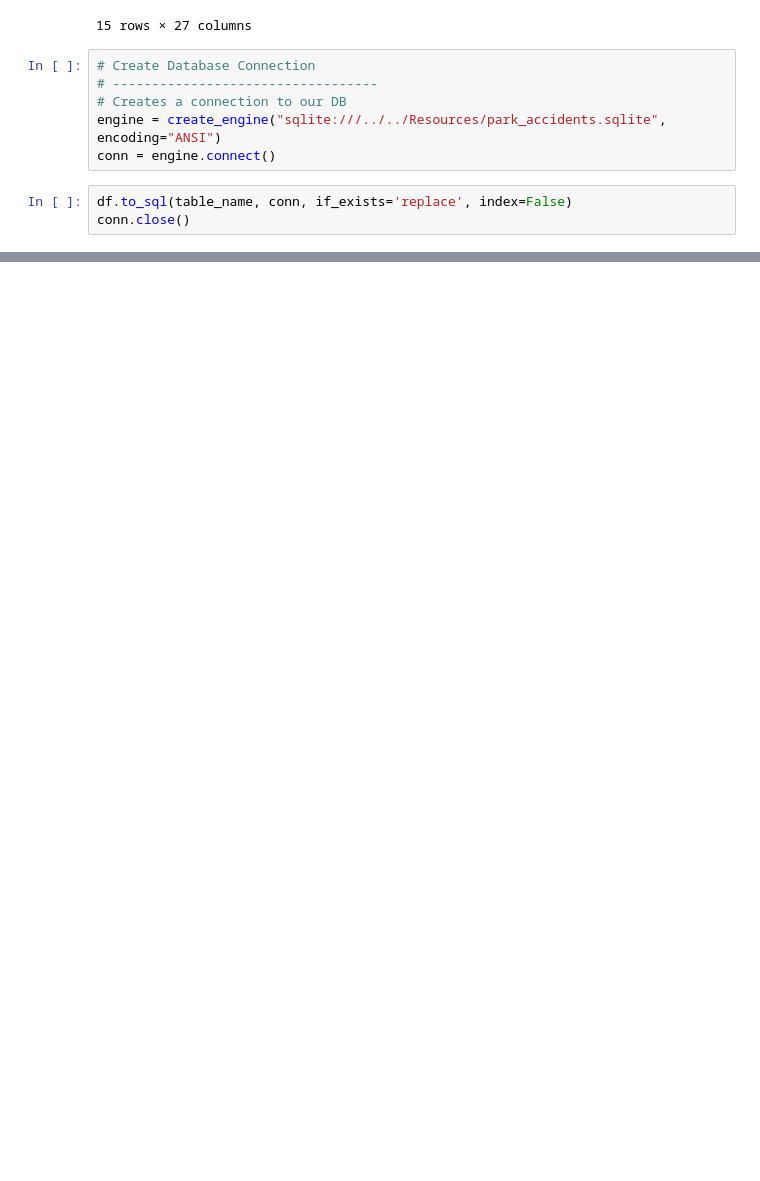
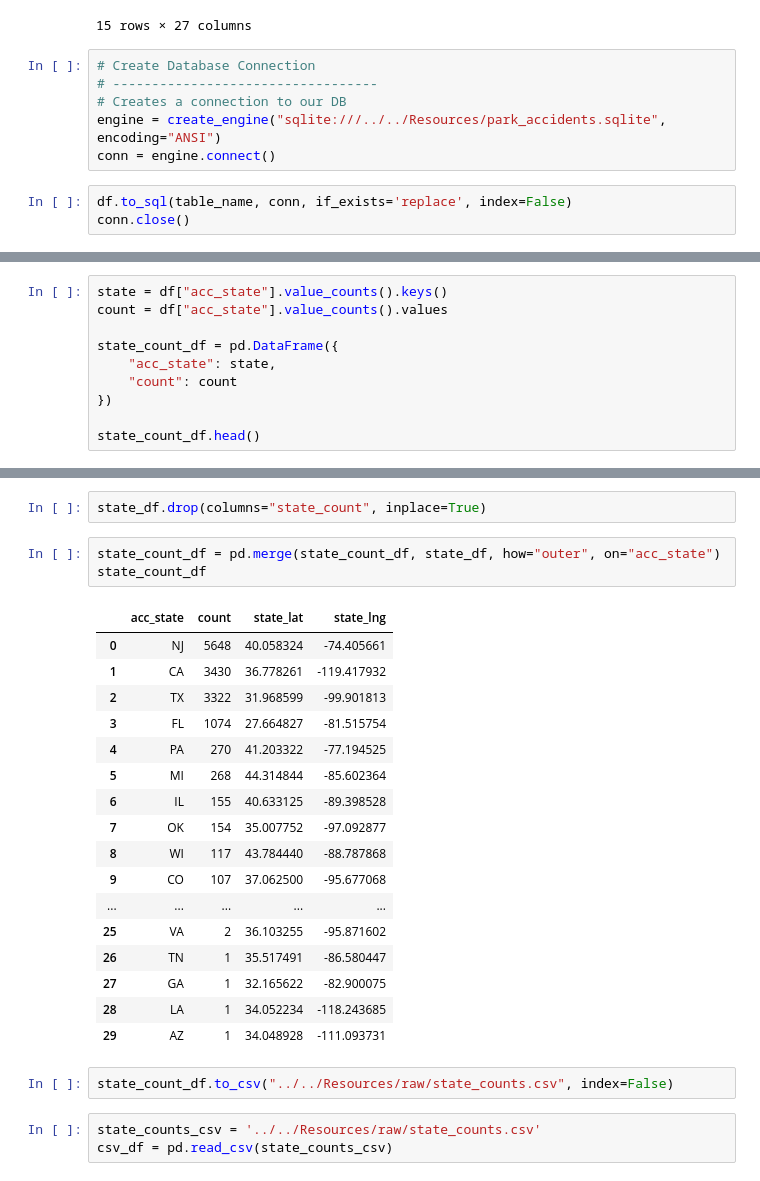
Before and after one commit to mdaxc6/amusement-park-saftey-analysis, a Jupyter notebook: static/python/data_formatting.ipynb, the cells around one changed output, grey strips where cells are left out. Cells and saved outputs as stored; diff of their text form; blank space fills up the shorter version.

Commit message:
updated state api call to only return the total number of accidents and location

```diff
--- a/static/python/data_formatting.ipynb
+++ b/static/python/data_formatting.ipynb
@@ -190,0 +193,10 @@ conn.close()
+# %%
+state = df["acc_state"].value_counts().keys()
+count = df["acc_state"].value_counts().values
+
+state_count_df = pd.DataFrame({
+    "acc_state": state,
+    "count": count
+})
+
+state_count_df.head()
@@ -190,0 +210,28 @@ conn.close()
+# %%
+state_df.drop(columns="state_count", inplace=True)
+# %%
+state_count_df = pd.merge(state_count_df, state_df, how="outer", on="acc_state")
+state_count_df
+# %% [output]
+|  | acc_state | count | state_lat | state_lng |
+| 0 | NJ | 5648 | 40.058324 | -74.405661 |
+| 1 | CA | 3430 | 36.778261 | -119.417932 |
+| 2 | TX | 3322 | 31.968599 | -99.901813 |
+| 3 | FL | 1074 | 27.664827 | -81.515754 |
+| 4 | PA | 270 | 41.203322 | -77.194525 |
+| 5 | MI | 268 | 44.314844 | -85.602364 |
+| 6 | IL | 155 | 40.633125 | -89.398528 |
+| 7 | OK | 154 | 35.007752 | -97.092877 |
+| 8 | WI | 117 | 43.784440 | -88.787868 |
+| 9 | CO | 107 | 37.062500 | -95.677068 |
+| ... | ... | ... | ... | ... |
+| 25 | VA | 2 | 36.103255 | -95.871602 |
+| 26 | TN | 1 | 35.517491 | -86.580447 |
+| 27 | GA | 1 | 32.165622 | -82.900075 |
+| 28 | LA | 1 | 34.052234 | -118.243685 |
+| 29 | AZ | 1 | 34.048928 | -111.093731 |
+# %%
+state_count_df.to_csv("../../Resources/raw/state_counts.csv", index=False)
+# %%
+state_counts_csv = '../../Resources/raw/state_counts.csv'
+csv_df = pd.read_csv(state_counts_csv)
```
Also changed, not shown: parts of 5 cells of this notebook, 3 other files.
